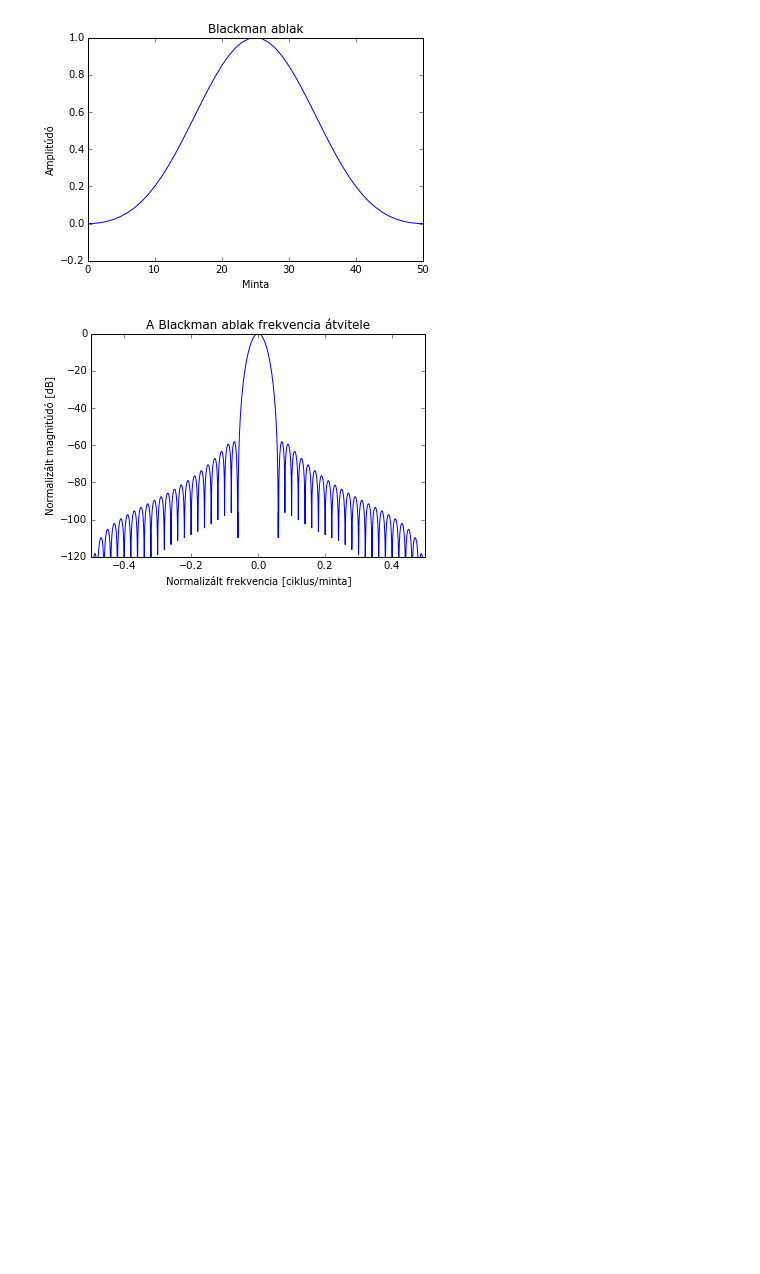
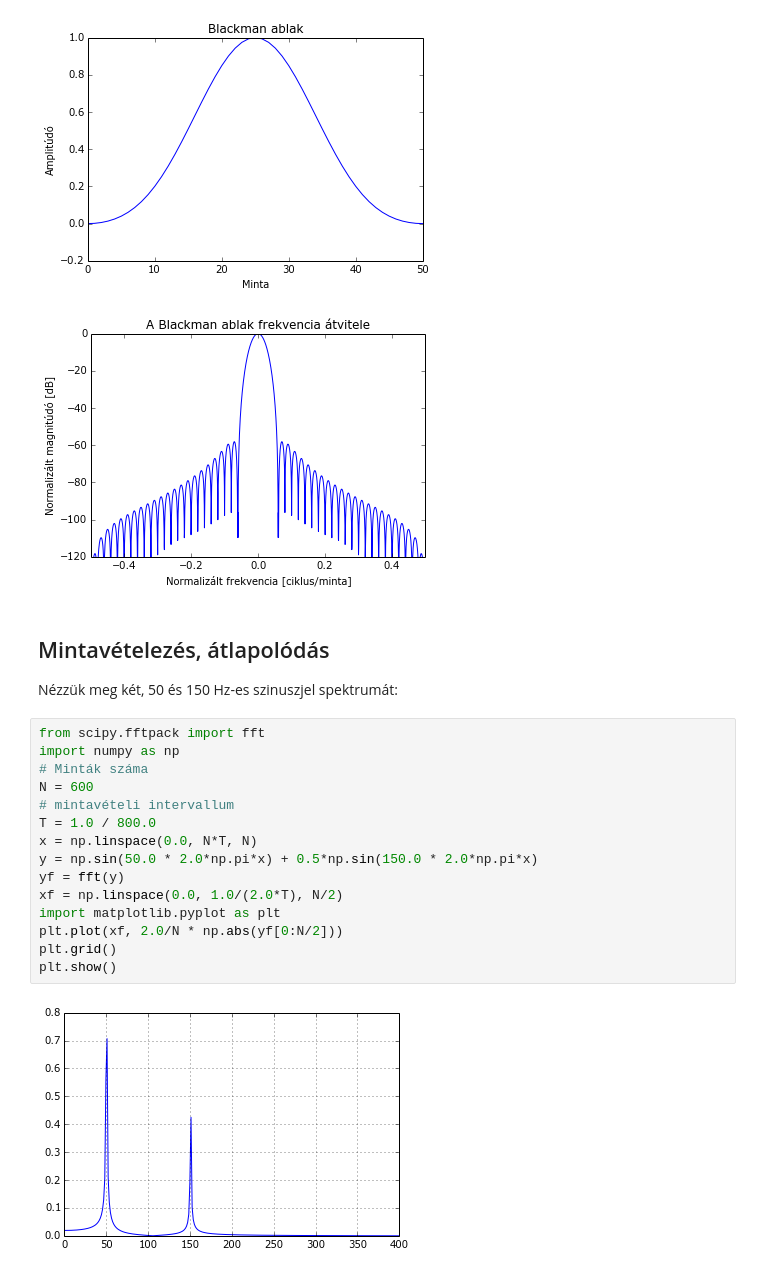
Before and after one commit to gyulat/Fourier, a Jupyter notebook: FFT.ipynb, the cells around one changed output. Cells and saved outputs as stored; diff of their text form; blank space fills up the shorter version.

```diff
--- a/FFT.ipynb
+++ b/FFT.ipynb
@@ -288,3 +288,24 @@ plt.xlabel("Normalizált frekvencia [ciklus/minta]")
 <matplotlib.text.Text at 0x...>
 [figure]
 [figure]
+# %% [markdown]
+## Mintavételezés, átlapolódás
+
+Nézzük meg két, 50 és 150 Hz-es szinuszjel spektrumát:
+# %%
+from scipy.fftpack import fft
+import numpy as np
+# Minták száma
+N = 600
+# mintavételi intervallum
+T = 1.0 / 800.0
+x = np.linspace(0.0, N*T, N)
+y = np.sin(50.0 * 2.0*np.pi*x) + 0.5*np.sin(150.0 * 2.0*np.pi*x)
+yf = fft(y)
+xf = np.linspace(0.0, 1.0/(2.0*T), N/2)
+import matplotlib.pyplot as plt
+plt.plot(xf, 2.0/N * np.abs(yf[0:N/2]))
+plt.grid()
+plt.show()
+# %% [output]
+[figure, added]
```
Also changed, not shown: parts of 3 cells of this notebook.
